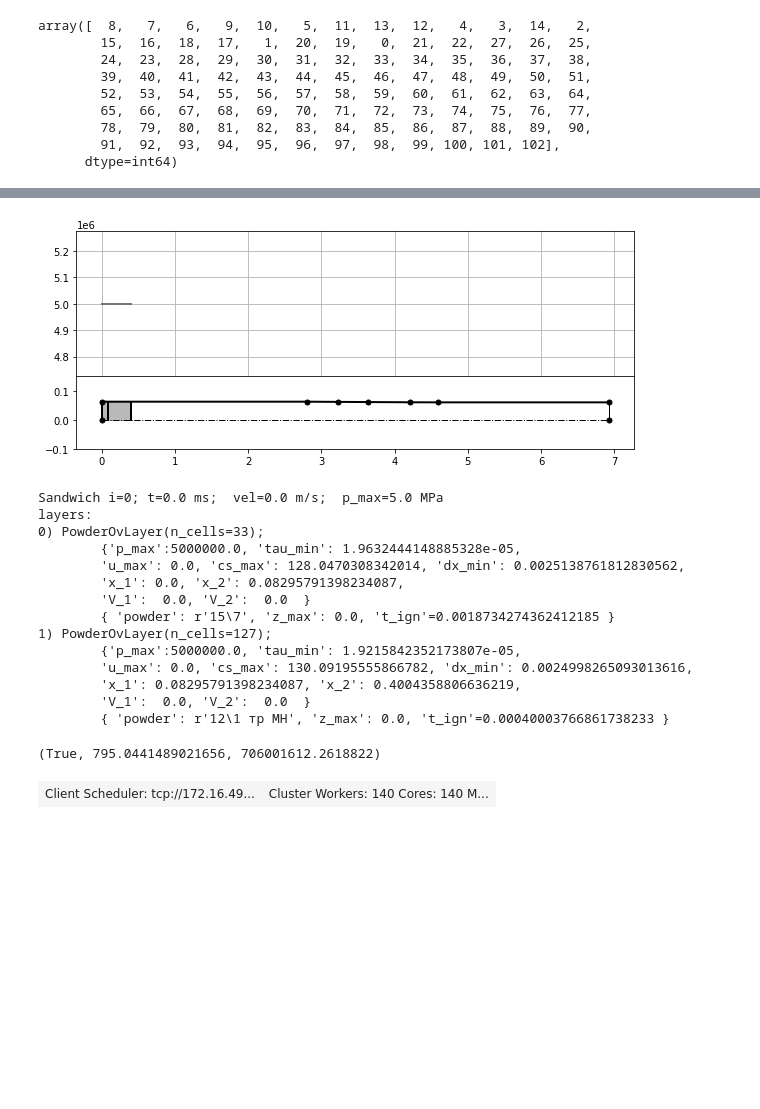
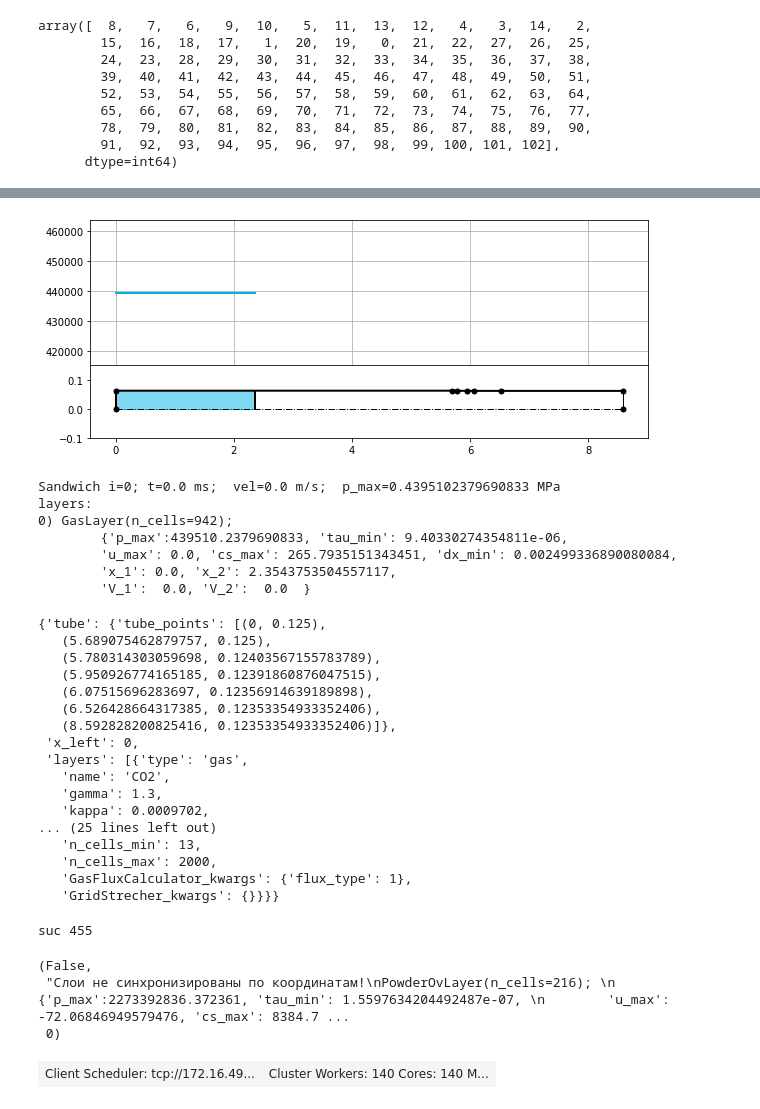
Before and after one commit to TovarnovM/pyKas, a Jupyter notebook: jupyters/Новая оптимизация/оптимизация.ipynb, the cells around one changed output, grey strips where cells are left out. Cells and saved outputs as stored; diff of their text form; code cells hidden in the pictures; blank space fills up the shorter version.

```diff
--- a/jupyters/Новая оптимизация/оптимизация.ipynb
+++ b/jupyters/Новая оптимизация/оптимизация.ipynb
@@ -299,37 +299,50 @@ class StructureVariant:
 # %%
 from sandwich import Sandwich
 
-sv = StructureVariant('PP')
+sv = StructureVariant('G')
 sandwich_dict = sv.chromo_to_sandw_dict(sv.get_chromo())
 
 sandw0 = Sandwich.get_standart(sandwich_dict)
 
 fig, (ax1, ax2) = plt.subplots(nrows=2, sharex=True, figsize=(10,4), gridspec_kw={'height_ratios':[2, 1]})
 sandw0.plot_param(fig, ax1, 'ps')
 sandw0.plot(fig, ax2)
 ax2.set_ylim(-0.1,0.15)
 ax1.grid(True)
 plt.subplots_adjust(hspace=.0)
 
 plt.show()
 
 sandw0
 # %% [output]
-[figure, old version]
+[figure, new version]
-Sandwich i=0; t=0.0 ms;  vel=0.0 m/s;  p_max=5.0 MPa
+Sandwich i=0; t=0.0 ms;  vel=0.0 m/s;  p_max=0.4395102379690833 MPa
 layers:
-0) PowderOvLayer(n_cells=33);
-        {'p_max':5000000.0, 'tau_min': 1.9632444148885328e-05,
-        'u_max': 0.0, 'cs_max': 128.0470308342014, 'dx_min': 0.0025138761812830562,
-        'x_1': 0.0, 'x_2': 0.08295791398234087,
+0) GasLayer(n_cells=942);
+        {'p_max':439510.2379690833, 'tau_min': 9.40330274354811e-06,
+        'u_max': 0.0, 'cs_max': 265.7935151343451, 'dx_min': 0.002499336890080084,
+        'x_1': 0.0, 'x_2': 2.3543753504557117,
         'V_1':  0.0, 'V_2':  0.0  }
-        { 'powder': r'15\7', 'z_max': 0.0, 't_ign'=0.0018734274362412185 }
-1) PowderOvLayer(n_cells=127);
-        {'p_max':5000000.0, 'tau_min': 1.9215842352173807e-05,
-        'u_max': 0.0, 'cs_max': 130.09195555866782, 'dx_min': 0.0024998265093013616,
-        'x_1': 0.08295791398234087, 'x_2': 0.4004358806636219,
-        'V_1':  0.0, 'V_2':  0.0  }
-        { 'powder': r'12\1 тр МН', 'z_max': 0.0, 't_ign'=0.00040003766861738233 }
+# %%
+sandwich_dict
+# %% [output]
+{'tube': {'tube_points': [(0, 0.125),
+   (5.689075462879757, 0.125),
+   (5.780314303059698, 0.12403567155783789),
+   (5.950926774165185, 0.12391860876047515),
+   (6.07515696283697, 0.12356914639189898),
+   (6.526428664317385, 0.12353354933352406),
+   (8.592828200825416, 0.12353354933352406)]},
+ 'x_left': 0,
+ 'layers': [{'type': 'gas',
+   'name': 'CO2',
+   'gamma': 1.3,
+   'kappa': 0.0009702,
+... (25 lines left out)
+   'n_cells_min': 13,
+   'n_cells_max': 2000,
+   'GasFluxCalculator_kwargs': {'flux_type': 1},
+   'GridStrecher_kwargs': {}}}}
 # %%
 def foo(sandwich_dict):
     from sandwich import Sandwich
@@ -366,7 +379,10 @@ def foo(sandwich_dict):
 # %%
 foo(sandwich_dict)
 # %% [output]
-(True, 795.0441489021656, 706001612.2618822)
+suc 455
+(False,
+ "Слои не синхронизированы по координатам!\nPowderOvLayer(n_cells=216); \n        {'p_max':2273392836.372361, 'tau_min': 1.5597634204492487e-07, \n        'u_max': -72.06846949579476, 'cs_max': 8384.7 ...
+ 0)
 # %%
 from distributed import Client
 
```
Also changed, not shown: parts of 13 cells of this notebook, 5 other files.
